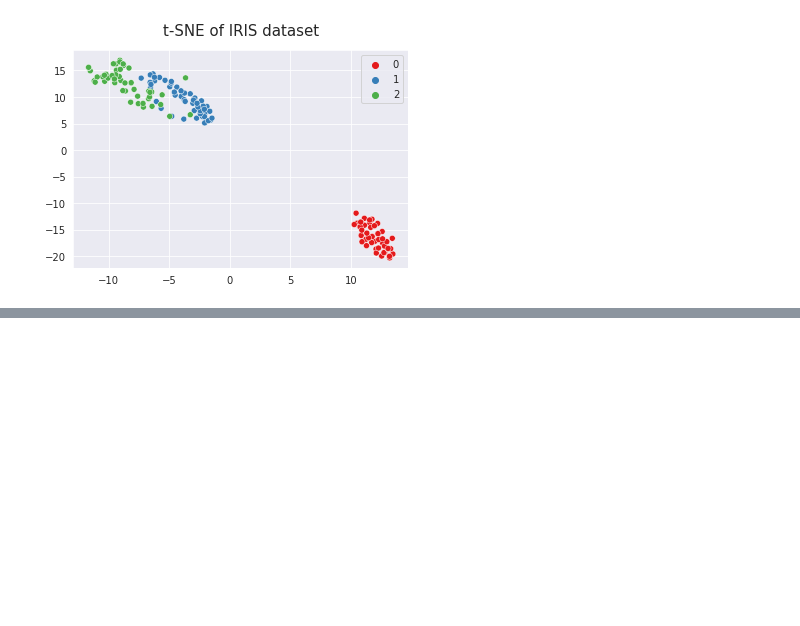
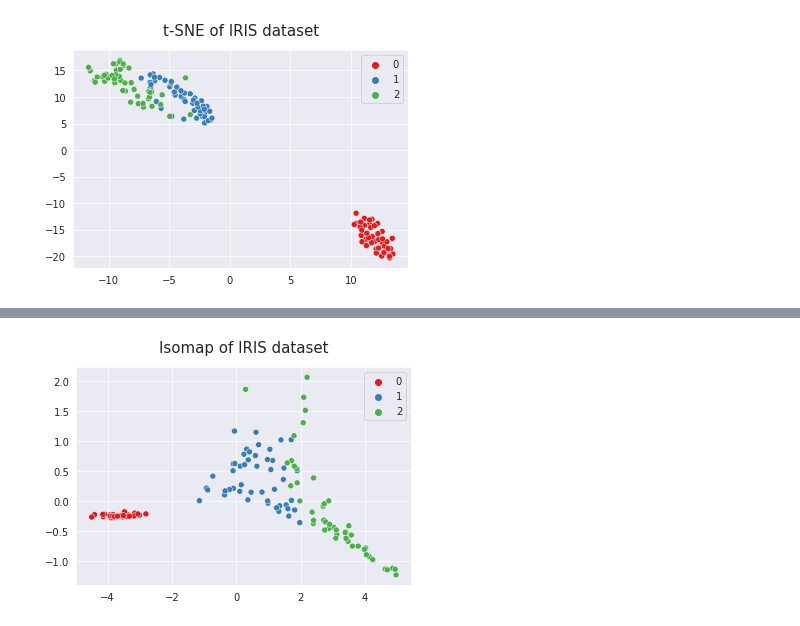
Before and after one commit to palVikram/Machine-Learning-using-Python, a Jupyter notebook: Demsionality_reduction_techniques(PCA, Kernel PCA, Truncated SVD, and t-sne).ipynb, the cells around one changed output, grey strips where cells are left out. Saved outputs shown, nothing was run; the diff lists cells and outputs as text; code cells hidden in the pictures; blank space fills up the shorter version.

```diff
--- a/Demsionality_reduction_techniques(PCA, Kernel PCA, Truncated SVD, and t-sne).ipynb
+++ b/Demsionality_reduction_techniques(PCA, Kernel PCA, Truncated SVD, and t-sne).ipynb
@@ -96,0 +116,20 @@ plt.savefig('t-SNE.png')
+# %%
+from sklearn.datasets import load_iris
+import matplotlib.pyplot as plt
+import seaborn as sns
+from sklearn.manifold import Isomap
+sns.set_style('darkgrid')
+
+iris = load_iris()
+X = iris.data
+y = iris.target
+
+isomap = Isomap(n_neighbors=5, n_components=2,
+                eigen_solver='auto')
+X_isomap = isomap.fit_transform(X)
+
+sns.scatterplot(X_isomap[:,0], X_isomap[:,1], hue=y, palette='Set1')
+plt.title("Isomap of IRIS dataset", fontsize=15, pad=15)
+plt.savefig('Isomap.png')
+# %% [output]
+[figure, added]
```
Also changed, not shown: parts of 2 cells of this notebook.
